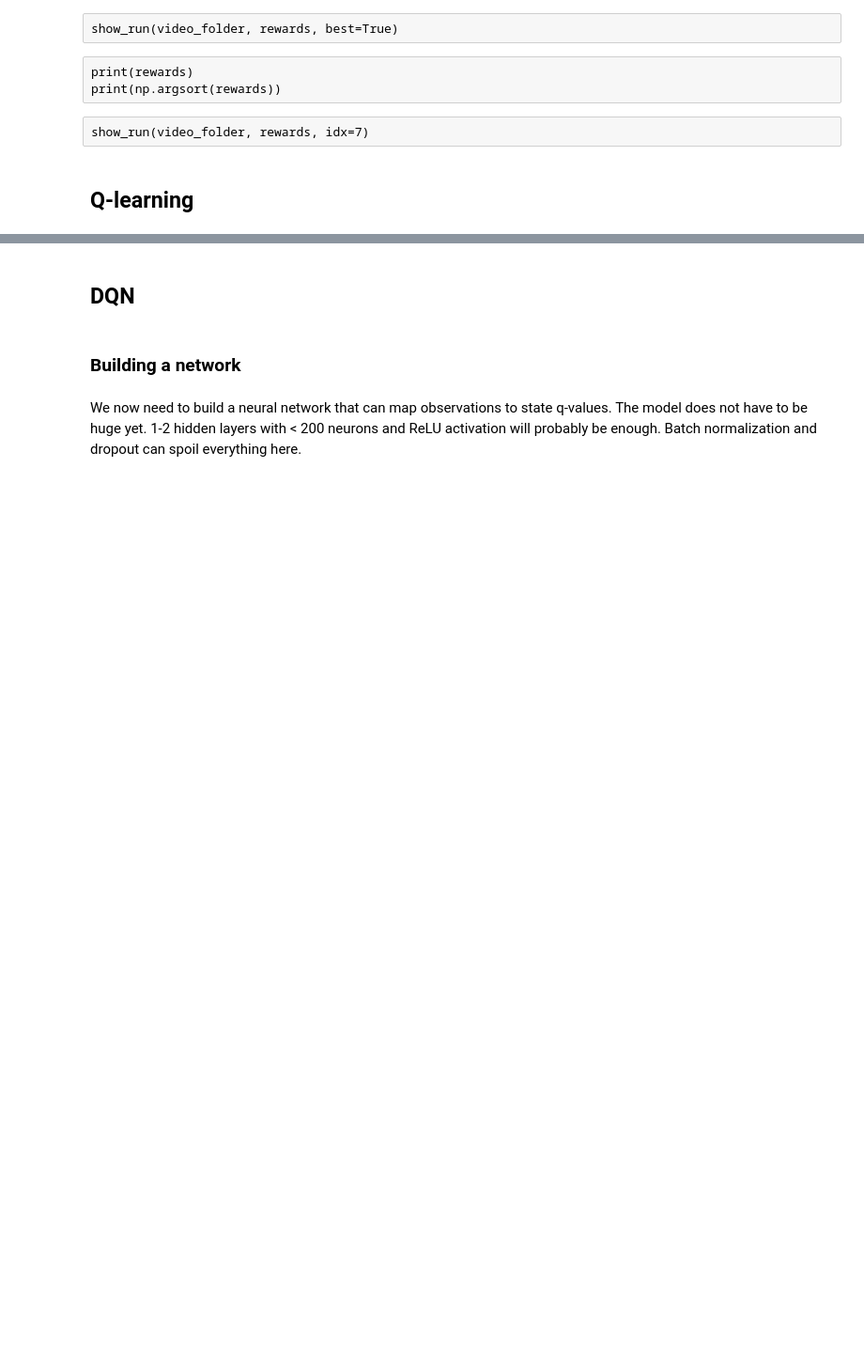
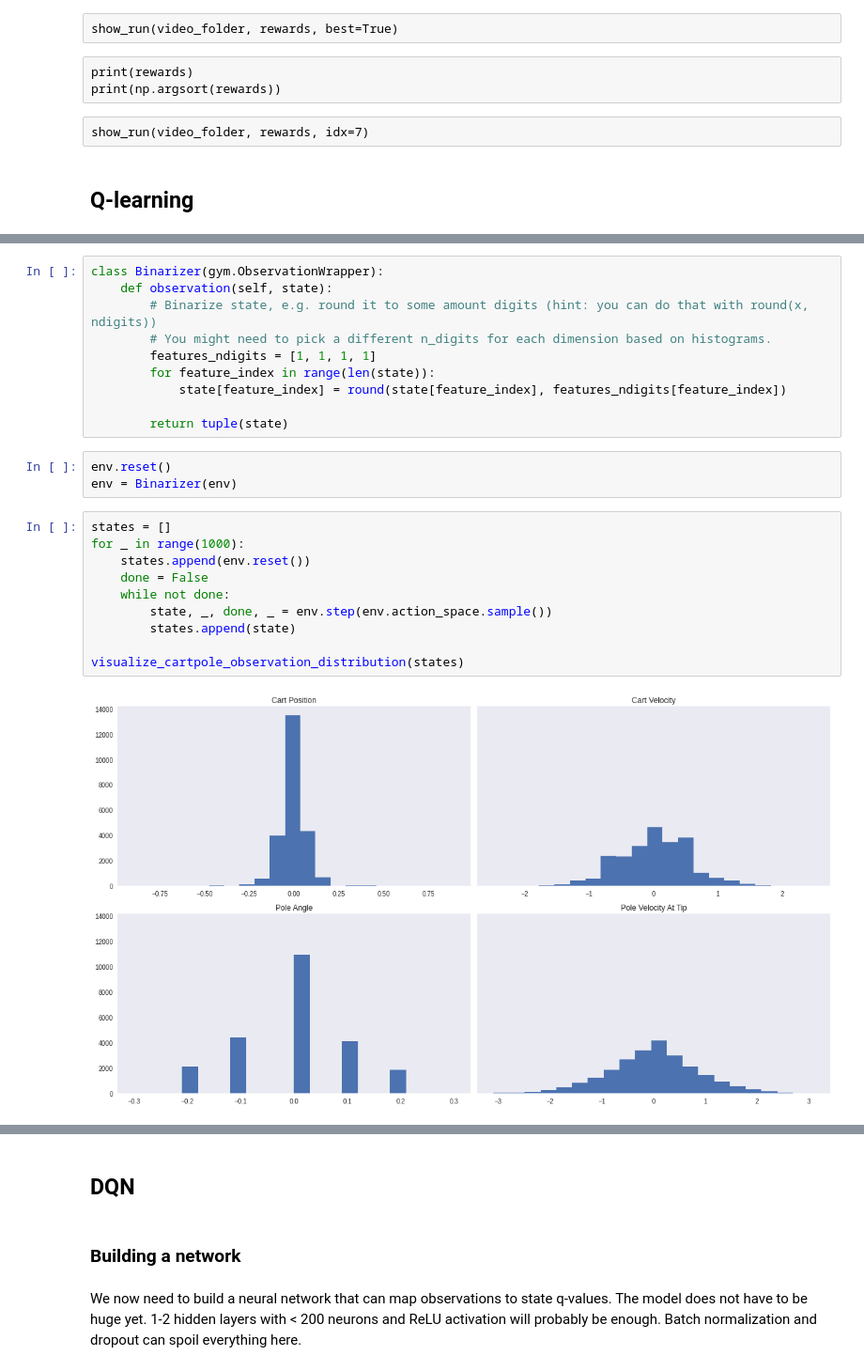
Before and after one commit to furiousteabag/ml-mipt-advanced, a Jupyter notebook: homeworks/lab2_rl/lab2_dqn_debug.ipynb, the cells around one changed output, grey strips where cells are left out. Shown at 94% size. Saved outputs shown, nothing was run; the diff lists cells and outputs as text; blank space fills up the shorter version.

```diff
--- a/homeworks/lab2_rl/lab2_dqn_debug.ipynb
+++ b/homeworks/lab2_rl/lab2_dqn_debug.ipynb
@@ -425,0 +459,25 @@ show_run(video_folder, rewards, idx=7)
+# %%
+class Binarizer(gym.ObservationWrapper):
+    def observation(self, state):
+        # Binarize state, e.g. round it to some amount digits (hint: you can do that with round(x, ndigits))
+        # You might need to pick a different n_digits for each dimension based on histograms.
+        features_ndigits = [1, 1, 1, 1]
+        for feature_index in range(len(state)):
+            state[feature_index] = round(state[feature_index], features_ndigits[feature_index])
+
+        return tuple(state)
+# %%
+env.reset()
+env = Binarizer(env)
+# %%
+states = []
+for _ in range(1000):
+    states.append(env.reset())
+    done = False
+    while not done:
+        state, _, done, _ = env.step(env.action_space.sample())
+        states.append(state)
+
+visualize_cartpole_observation_distribution(states)
+# %% [output]
+[figure, added]
```
Also changed, not shown: parts of 21 cells of this notebook.
